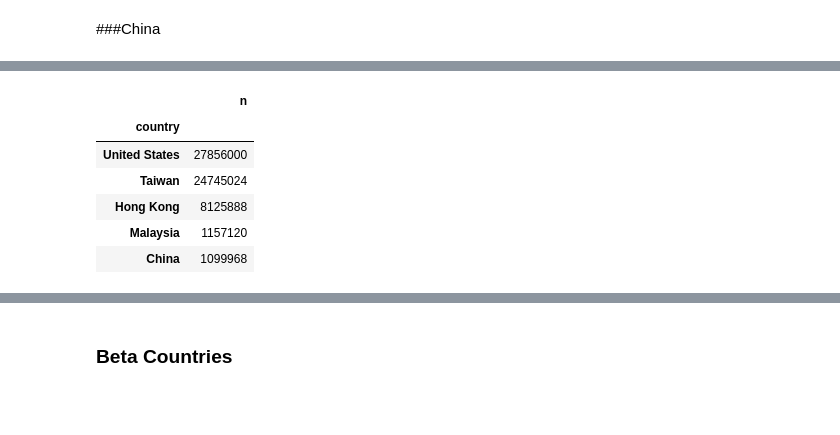
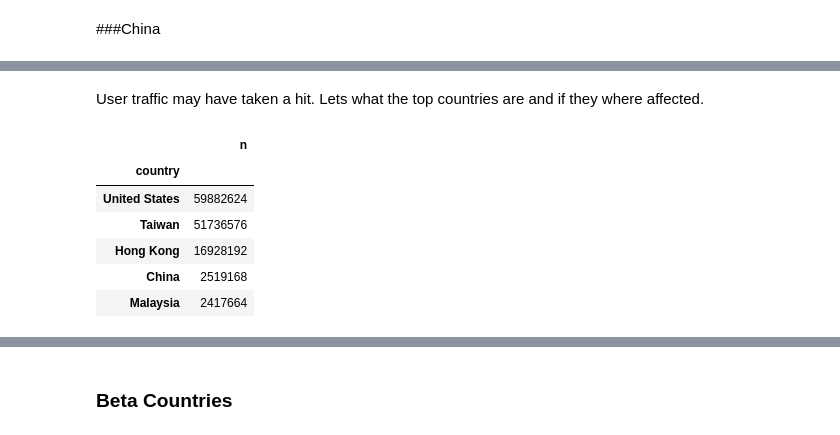
Before and after one commit to ewulczyn/wiki-misc, a Jupyter notebook: https_transition/https_transition.ipynb, the cells around one changed output, grey strips where cells are left out. Drawn from its saved outputs; the diff is of its cells as text; code cells hidden in the pictures; blank space fills up the shorter version.

```diff
--- a/https_transition/https_transition.ipynb
+++ b/https_transition/https_transition.ipynb
@@ -126,10 +145,11 @@ def plot_disaggregation(df, uri_host, country, access_method, agent_type, time =
 # %%
 # Load the data
-df = pd.read_csv('http_transition.tsv', sep = '\t')
+df = pd.read_csv('http_transition2.tsv', sep = '\t')
 def make_date(d):
     return datetime(year=d['year'], month=d['month'], day=d['day'], hour =d['hour'])
 df['date'] = df.apply(make_date, axis=1)
-df['n'] = df['n'] * 64
+df['n'] = df['n'] * 64 # the data was sampled at rate 1:64
+df = df[df['http_status'] == 200]
 # %% [markdown]
 #Analysis
 # %% [markdown]
@@ -151,11 +175,13 @@ It appears as if dektop traffic to Chinese Wikipedia was compromized. Lets take
+# %% [markdown]
+User traffic may have taken a hit. Lets what the top countries are and if they where affected.
 # %%
 d = df[df['uri_host'] == 'zh.wikipedia.org'][['country', 'n']].groupby('country').sum().sort('n', ascending = False)[:5]
-d
+d.head()
 # %% [output]
 |  | n |
 | country |  |
-| United States | 27856000 |
-| Taiwan | 24745024 |
-| Hong Kong | 8125888 |
-| Malaysia | 1157120 |
-| China | 1099968 |
+| United States | 59882624 |
+| Taiwan | 51736576 |
+| Hong Kong | 16928192 |
+| China | 2519168 |
+| Malaysia | 2417664 |
```
Also changed, not shown: parts of 38 cells of this notebook.
